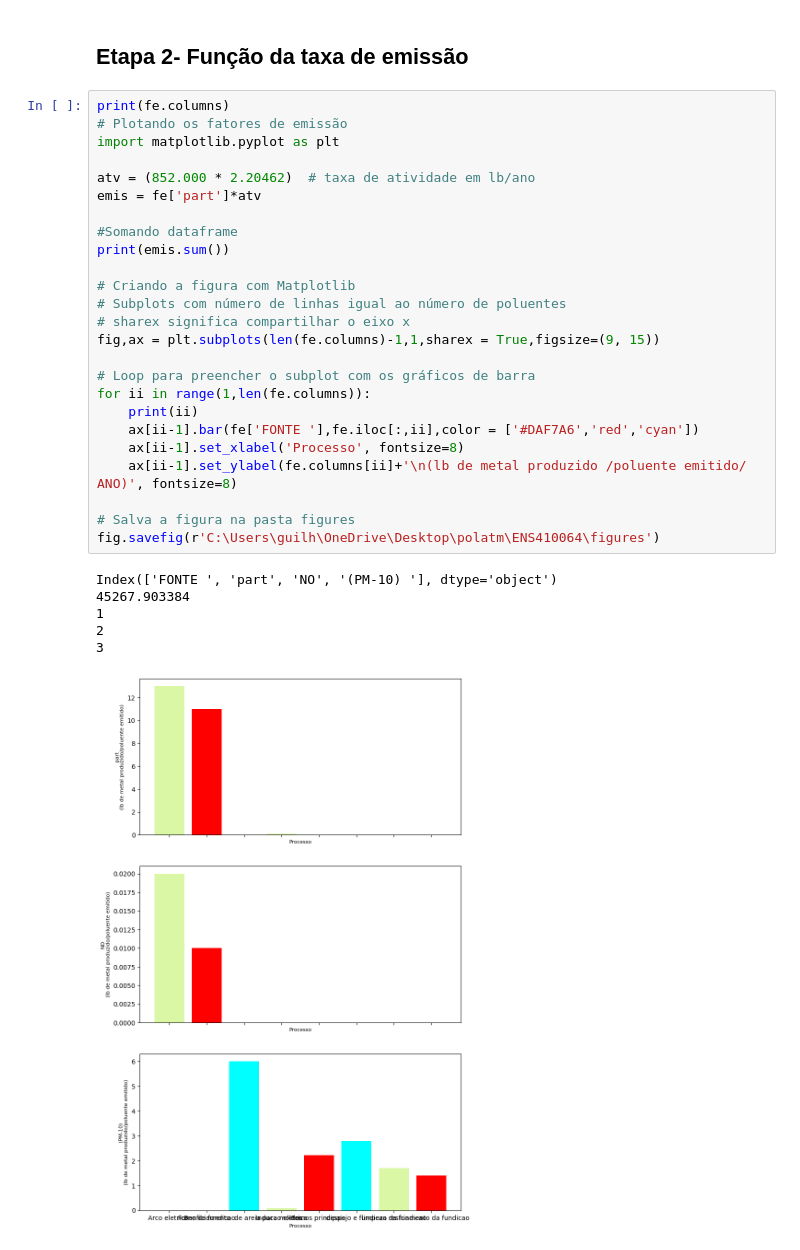
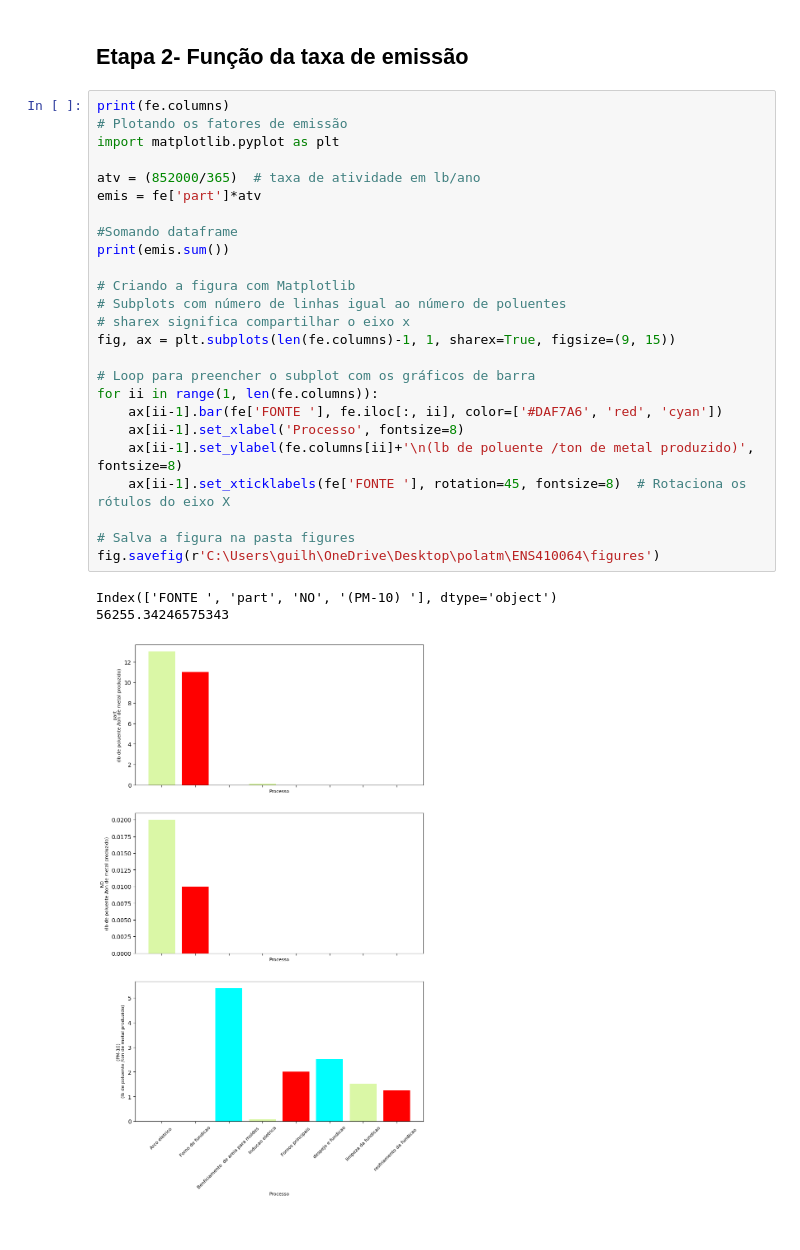
Before and after one commit to GuilhermeAudi/Poluicao_Atmosferica, a Jupyter notebook: Atividade 01(tupy).ipynb, the cells around one changed output. Saved outputs shown, nothing was run; the diff lists cells and outputs as text.

```diff
--- a/Atividade 01(tupy).ipynb
+++ b/Atividade 01(tupy).ipynb
@@ -43,33 +45,30 @@ print(fe)
 # %%
 print(fe.columns)
 # Plotando os fatores de emissão
 import matplotlib.pyplot as plt
 
-atv = (852.000 * 2.20462)  # taxa de atividade em lb/ano
+atv = (852000/365)  # taxa de atividade em lb/ano
 emis = fe['part']*atv
 
 #Somando dataframe
 print(emis.sum())
 
 # Criando a figura com Matplotlib
 # Subplots com número de linhas igual ao número de poluentes
 # sharex significa compartilhar o eixo x
-fig,ax = plt.subplots(len(fe.columns)-1,1,sharex = True,figsize=(9, 15))
+fig, ax = plt.subplots(len(fe.columns)-1, 1, sharex=True, figsize=(9, 15))
 
 # Loop para preencher o subplot com os gráficos de barra
-for ii in range(1,len(fe.columns)):
-    print(ii)
-    ax[ii-1].bar(fe['FONTE '],fe.iloc[:,ii],color = ['#DAF7A6','red','cyan'])
+for ii in range(1, len(fe.columns)):
+    ax[ii-1].bar(fe['FONTE '], fe.iloc[:, ii], color=['#DAF7A6', 'red', 'cyan'])
     ax[ii-1].set_xlabel('Processo', fontsize=8)
-    ax[ii-1].set_ylabel(fe.columns[ii]+'\n(lb de metal produzido /poluente emitido/ ANO)', fontsize=8)
+    ax[ii-1].set_ylabel(fe.columns[ii]+'\n(lb de poluente /ton de metal produzido)', fontsize=8)
+    ax[ii-1].set_xticklabels(fe['FONTE '], rotation=45, fontsize=8)  # Rotaciona os rótulos do eixo X
 
 # Salva a figura na pasta figures
 fig.savefig(r'C:\Users\guilh\OneDrive\Desktop\polatm\ENS410064\figures')
 # %% [output]
 Index(['FONTE ', 'part', 'NO', '(PM-10) '], dtype='object')
-45267.903384
-1
-2
-3
+56255.34246575343
-[figure, old version]
+[figure, new version]
 # %% [markdown]
```
Also changed, not shown: parts of 11 cells of this notebook, 1 other file.
